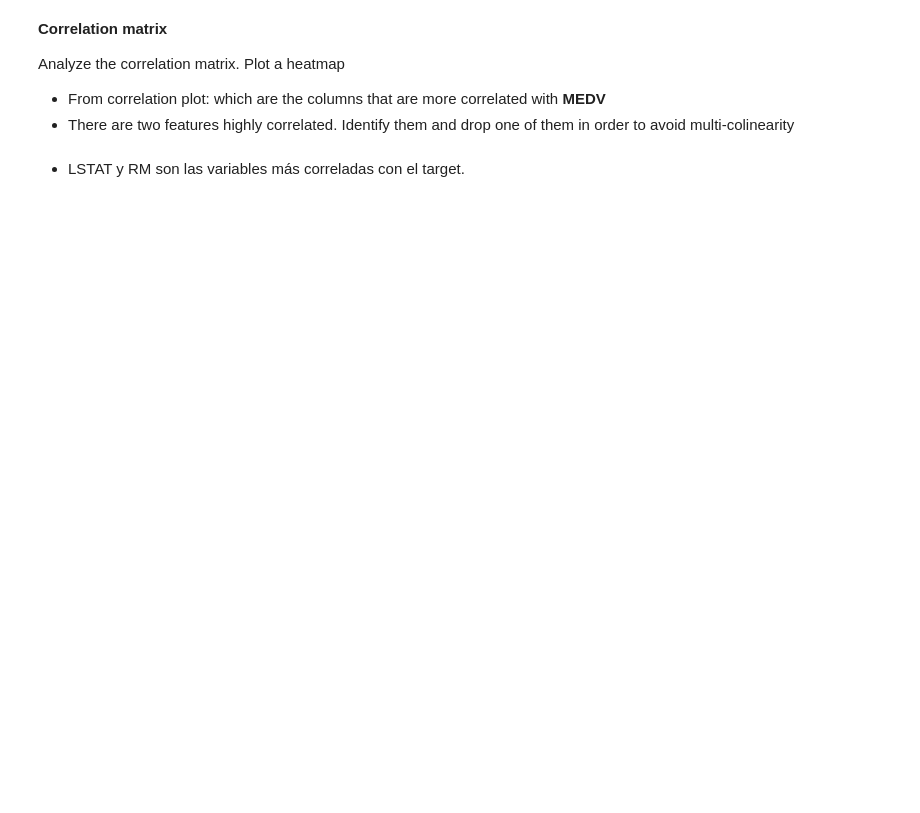
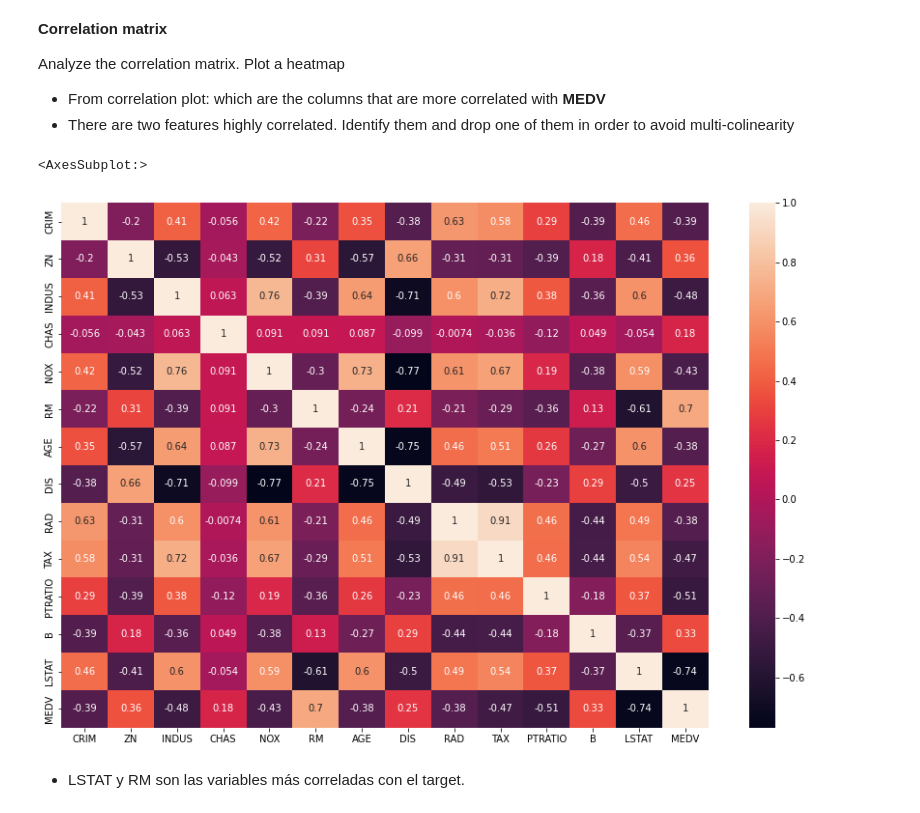
Before and after one commit to MNievas12/2304_dsft_thebridge, a Jupyter notebook: 3-Machine_Learning/1-Supervisado/1-Regression/2-Polynomial_Regression/ejercicios/3 Polynomial_Regression.ipynb, the cells around one changed output. Saved outputs shown, nothing was run; the diff lists cells and outputs as text; code cells hidden in the pictures; blank space fills up the shorter version.

```diff
--- a/3-Machine_Learning/1-Supervisado/1-Regression/2-Polynomial_Regression/ejercicios/3 Polynomial_Regression.ipynb
+++ b/3-Machine_Learning/1-Supervisado/1-Regression/2-Polynomial_Regression/ejercicios/3 Polynomial_Regression.ipynb
@@ -56,5 +110,12 @@ Analyze the correlation matrix. Plot a heatmap
 
 * From correlation plot: which are the columns that are more correlated with **MEDV**
 * There are two features highly correlated. Identify them and drop one of them in order to avoid multi-colinearity
+# %%
+plt.figure(figsize=(15,10))
+
+sns.heatmap(df.corr(), annot=True)
+# %% [output]
+<AxesSubplot:>
+[figure, added]
 # %% [markdown]
 * LSTAT y RM son las variables más correladas con el target.
```
Also changed, not shown: parts of 25 cells of this notebook, 1 other file.
